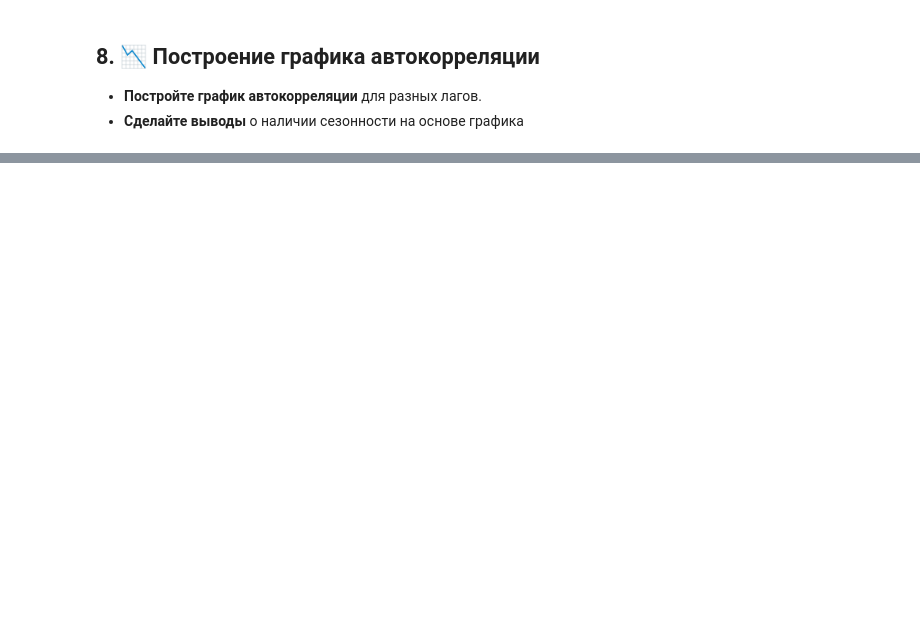
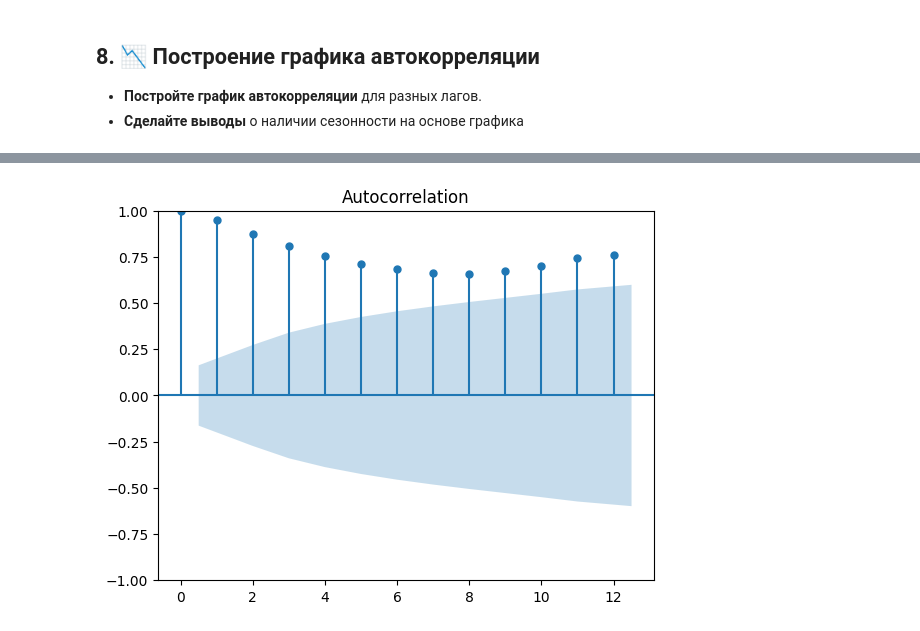
Before and after one commit to MarufIbragimov/zypl_ds, a Jupyter notebook: homework_3/homework_3.ipynb, the cells around one changed output, grey strips where cells are left out. Drawn from its saved outputs; the diff is of its cells as text; code cells hidden in the pictures; blank space fills up the shorter version.

```diff
--- a/homework_3/homework_3.ipynb
+++ b/homework_3/homework_3.ipynb
@@ -207,0 +260,4 @@ plt.show();
+# %%
+plot_acf(df['passenger_cnt'], lags = 12);
+# %% [output]
+[figure, added]
```
Also changed, not shown: parts of 16 cells of this notebook.
